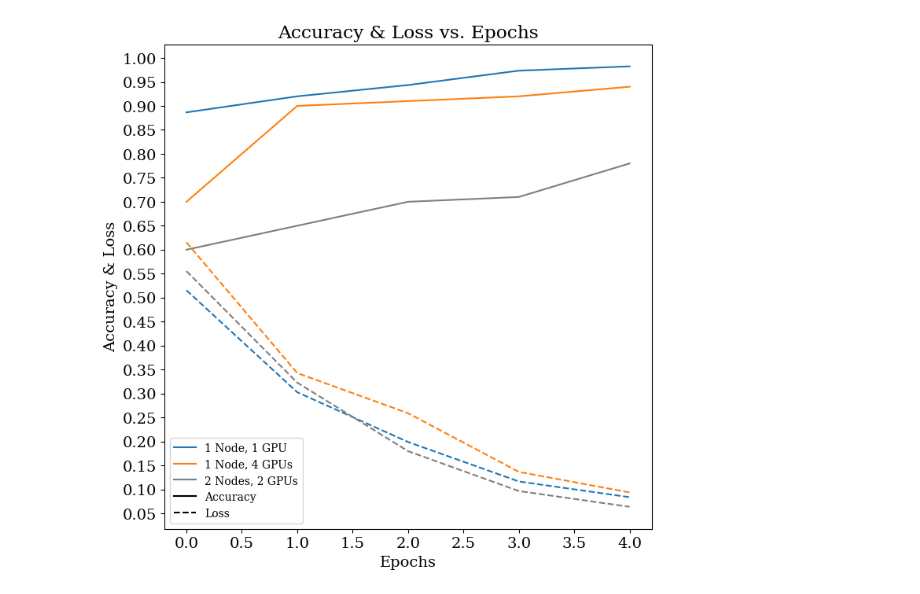
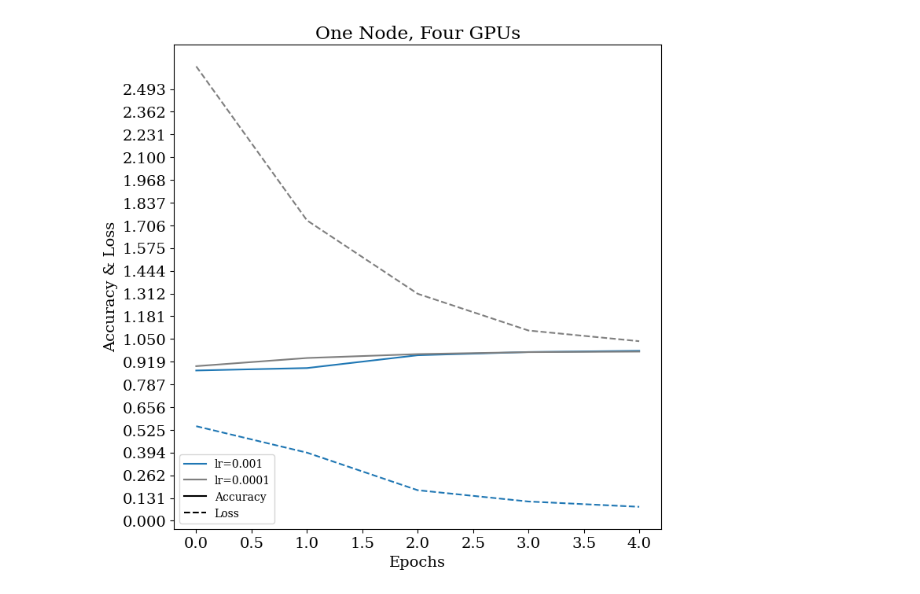
Before and after one commit to ubahl/Distributed-Training, a Jupyter notebook: plot_values.ipynb, the cells around one changed output. Saved outputs shown, nothing was run; the diff lists cells and outputs as text; code cells hidden in the pictures.

Commit message:
updated plot

```diff
--- a/plot_values.ipynb
+++ b/plot_values.ipynb
@@ -3,0 +6,23 @@ import numpy as np
+# %%
+def plot_values(epochs, metric1, metric2, loss1, loss2, metric_name, names):
+    plt.rcParams["font.family"] = "serif"
+    plt.rcParams["font.size"] = 14
+    plt.rcParams["figure.figsize"] = (8,8)
+    max_loss = max(1.05, np.max(np.append(loss1, loss2)))
+    step = max(0.05, max_loss/20)
+    plt.yticks(np.arange(0, max_loss, step))
+
+    plt.plot(epochs, metric1, c='tab:blue', label=names[1])
+    plt.plot(epochs, metric2, c='tab:gray', label=names[2])
+
+    plt.plot(epochs, loss1, c='tab:blue', linestyle='dashed')
+    plt.plot(epochs, loss2, c='tab:gray', linestyle='dashed')
+    plt.plot([], [], c='black', label=metric_name)
+    plt.plot([], [], c='black', linestyle='dashed', label="Loss")
+
+    plt.legend(loc="lower left", prop={'size': 10})
+    plt.xlabel("Epochs")
+    plt.ylabel(metric_name + " & Loss")
+    plt.title(names[0])
+
+    plt.show()
@@ -4 +42,14 @@ import numpy as np
+# %%
+# one node four gpus
+accuracy_001 = [0.868,0.882,0.956,0.9745,0.9815]
+loss_001 = [0.5461503267288208,0.3934009075164795,0.1763955056667328,0.11114558577537537,0.08057472109794617]
+
+accuracy_0001 = [0.893,0.94,0.9625,0.974,0.977]
+loss_0001 = [2.624568462371826,1.7349951267242432,1.3109748363494873,1.0988043546676636,1.0371606349945068]
+
+names = ["One Node, Four GPUs", "lr=0.001", "lr=0.0001"]
+# %%
+plot_values(epochs, accuracy_001, accuracy_0001, loss_001, loss_0001, "Accuracy", names)
+# %% [output]
+[figure, added]
 # %%
@@ -40,4 +63,0 @@ def plot_values(epochs, metric1, metric2, metric3, loss1, loss2, loss3, metric_n
-# %%
-plot_values(epochs, accuracy1, accuracy2, accuracy3, loss1, loss2, loss3, "Accuracy", names)
-# %% [output]
-[figure, removed]
```
Also changed, not shown: parts of 6 cells of this notebook.
